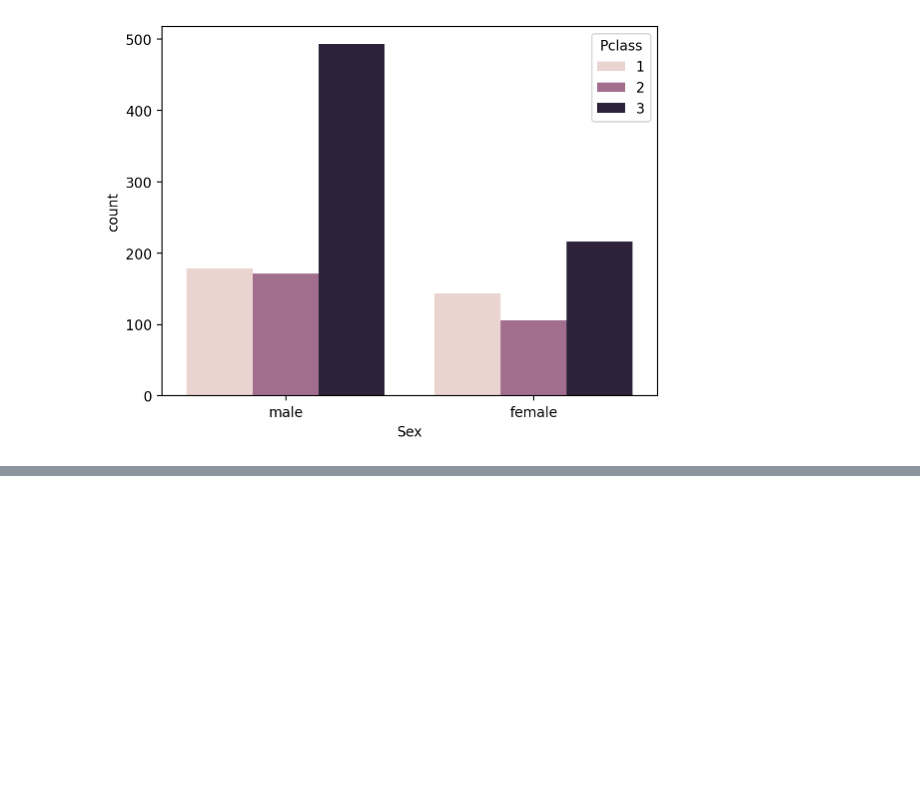
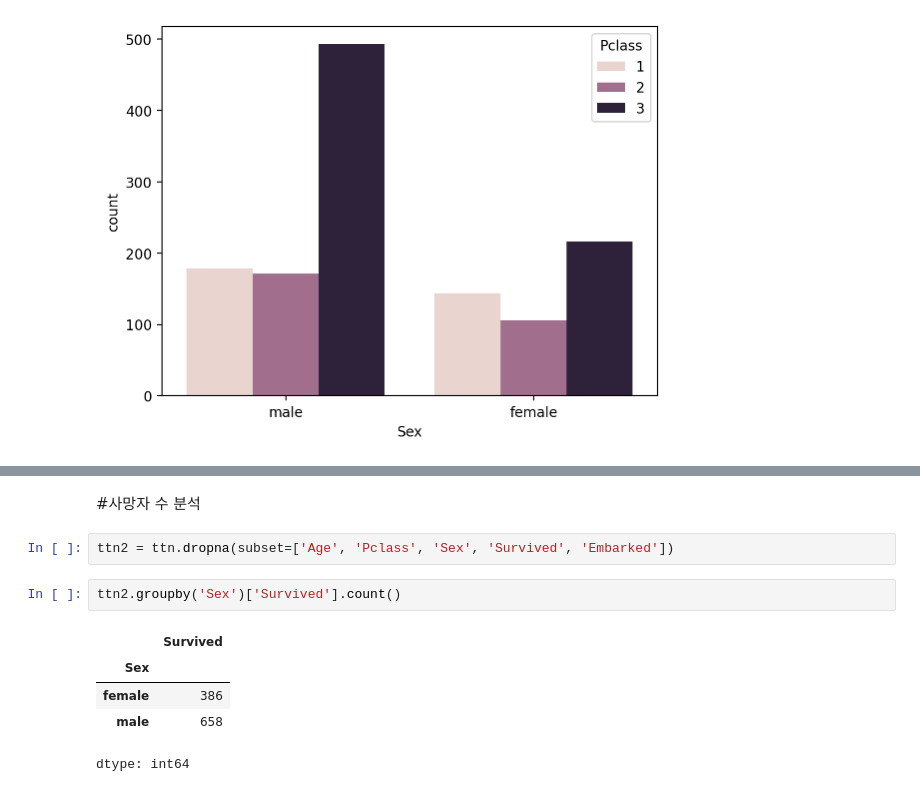
Before and after one commit to jinsumin81/BD-team, a Jupyter notebook: 타이타닉분석.ipynb, the cells around one changed output, grey strips where cells are left out. Cells and saved outputs as stored; diff of their text form; blank space fills up the shorter version.

```diff
--- a/타이타닉분석.ipynb
+++ b/타이타닉분석.ipynb
@@ -117,0 +150,12 @@ See the caveats in the documentation: https://pandas.pydata.org/pandas-docs/stab
+# %% [markdown]
+#사망자 수 분석
+# %%
+ttn2 = ttn.dropna(subset=['Age', 'Pclass', 'Sex', 'Survived', 'Embarked'])
+# %%
+ttn2.groupby('Sex')['Survived'].count()
+# %% [output]
+|  | Survived |
+| Sex |  |
+| female | 386 |
+| male | 658 |
+dtype: int64
```
Also changed, not shown: parts of 10 cells of this notebook.
